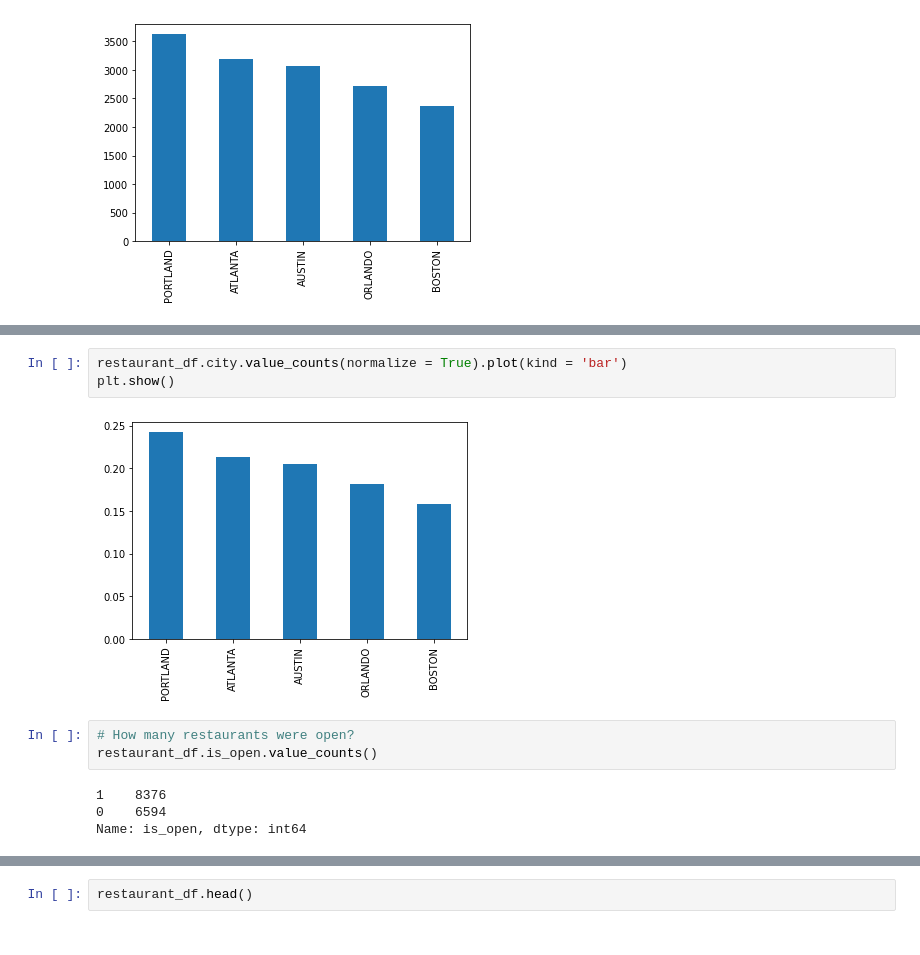
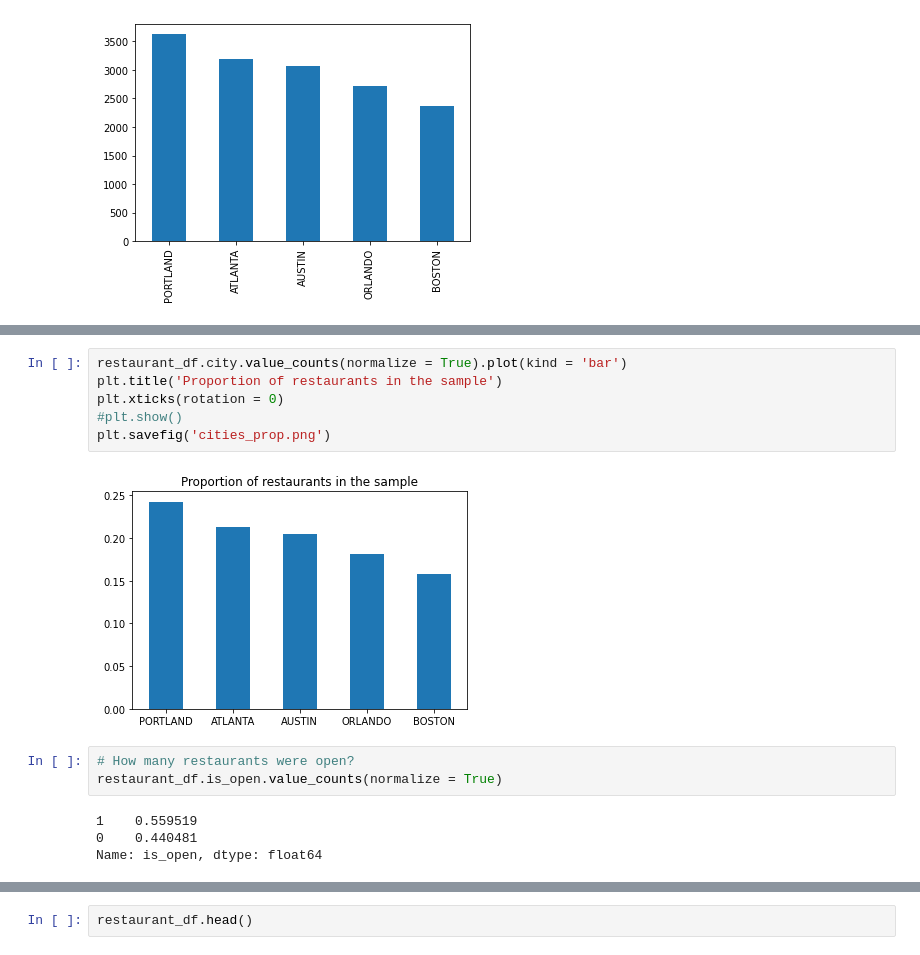
Before and after one commit to christinabrady/ds4a_women_project, a Jupyter notebook: restaurant_eda_sa.ipynb, the cells around one changed output, grey strips where cells are left out. Cells and saved outputs as stored; diff of their text form.

Commit message:
add eda restaurants

```diff
--- a/restaurant_eda_sa.ipynb
+++ b/restaurant_eda_sa.ipynb
@@ -41,14 +50,17 @@ plt.show()
 # %%
 restaurant_df.city.value_counts(normalize = True).plot(kind = 'bar')
-plt.show()
+plt.title('Proportion of restaurants in the sample')
+plt.xticks(rotation = 0)
+#plt.show()
+plt.savefig('cities_prop.png')
 # %% [output]
-[figure, old version]
+[figure, new version]
 # %%
 # How many restaurants were open?
-restaurant_df.is_open.value_counts()
+restaurant_df.is_open.value_counts(normalize = True)
 # %% [output]
-1    8376
-0    6594
-Name: is_open, dtype: int64
+1    0.559519
+0    0.440481
+Name: is_open, dtype: float64
 # %%
 # looking at the proportion of restaurants that were open
```
Also changed, not shown: parts of 10 cells of this notebook, 1 other file.
